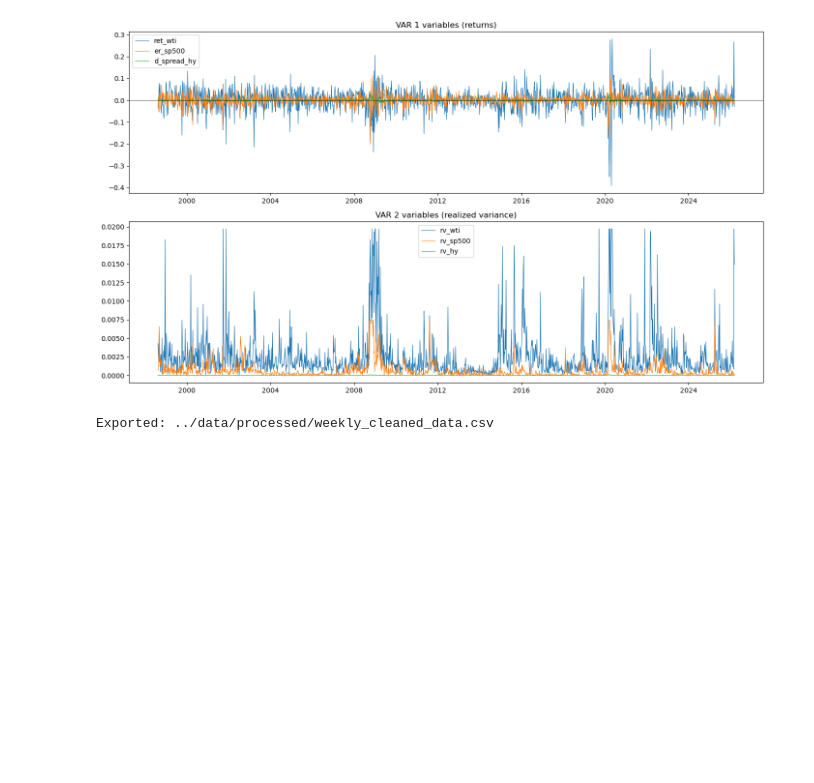
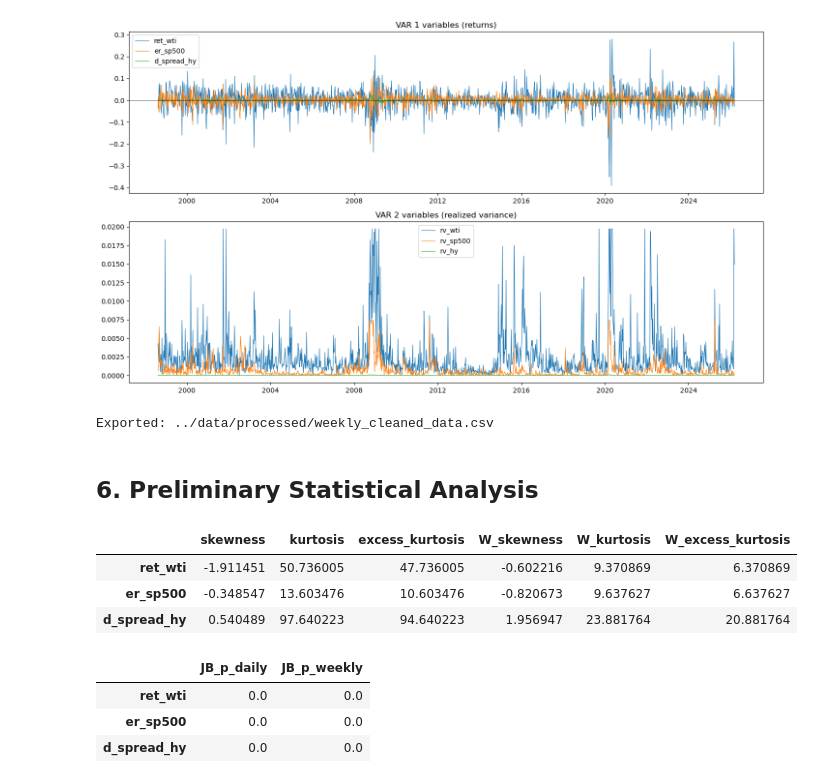
Before and after one commit to yvdri/emf-project-2026, a Jupyter notebook: notebooks/01_data_cleaning.ipynb, the cells around one changed output. Saved outputs shown, nothing was run; the diff lists cells and outputs as text; code cells hidden in the pictures; blank space fills up the shorter version.

```diff
--- a/notebooks/01_data_cleaning.ipynb
+++ b/notebooks/01_data_cleaning.ipynb
@@ -198,3 +198,50 @@ df_final.to_csv(Path("../data/processed/weekly_cleaned_data.csv"))
 print("Exported: ../data/processed/weekly_cleaned_data.csv")
 # %% [output]
 Exported: ../data/processed/weekly_cleaned_data.csv
+# %% [markdown]
+## 6. Preliminary Statistical Analysis
+# %%
+from scipy import stats
+
+daily_returns  = pd.concat([daily_ret_wti, daily_ret_sp500, daily_d_spread], axis=1).dropna()
+weekly_returns = pd.concat([ret_wti, er_sp500, d_spread_hy], axis=1).dropna()
+
+def moment_table(df):
+    return pd.DataFrame({
+        "mean":            df.mean(),
+        "std":             df.std(),
+        "skewness":        df.skew(),
+        "kurtosis":        df.kurtosis() + 3,
+        "excess_kurtosis": df.kurtosis(),
+    })
+
+def jb_pvalues(ret):
+    return pd.Series({c: stats.jarque_bera(ret[c].dropna().values).pvalue for c in ret.columns})
+
+mom_daily  = moment_table(daily_returns)
+mom_weekly = moment_table(weekly_returns).add_prefix("W_")
+
+compare_moments = pd.concat([
+    mom_daily[["skewness", "kurtosis", "excess_kurtosis"]].reset_index(drop=True),
+    mom_weekly[["W_skewness", "W_kurtosis", "W_excess_kurtosis"]].reset_index(drop=True)
+], axis=1)
+compare_moments.index = ["ret_wti", "er_sp500", "d_spread_hy"]
+
+display(compare_moments)
+
+jb_daily  = jb_pvalues(daily_returns).rename("JB_p_daily")
+jb_weekly = jb_pvalues(weekly_returns).rename("JB_p_weekly")
+
+compare_jb = pd.concat([jb_daily.reset_index(drop=True), jb_weekly.reset_index(drop=True)], axis=1).round(4)
+compare_jb.index = ["ret_wti", "er_sp500", "d_spread_hy"]
+
+display(compare_jb)
+# %% [output]
+|  | skewness | kurtosis | excess_kurtosis | W_skewness | W_kurtosis | W_excess_kurtosis |
+| ret_wti | -1.911451 | 50.736005 | 47.736005 | -0.602216 | 9.370869 | 6.370869 |
+| er_sp500 | -0.348547 | 13.603476 | 10.603476 | -0.820673 | 9.637627 | 6.637627 |
+| d_spread_hy | 0.540489 | 97.640223 | 94.640223 | 1.956947 | 23.881764 | 20.881764 |
+|  | JB_p_daily | JB_p_weekly |
+| ret_wti | 0.0 | 0.0 |
+| er_sp500 | 0.0 | 0.0 |
+| d_spread_hy | 0.0 | 0.0 |
```
Also changed, not shown: parts of 6 cells of this notebook.
